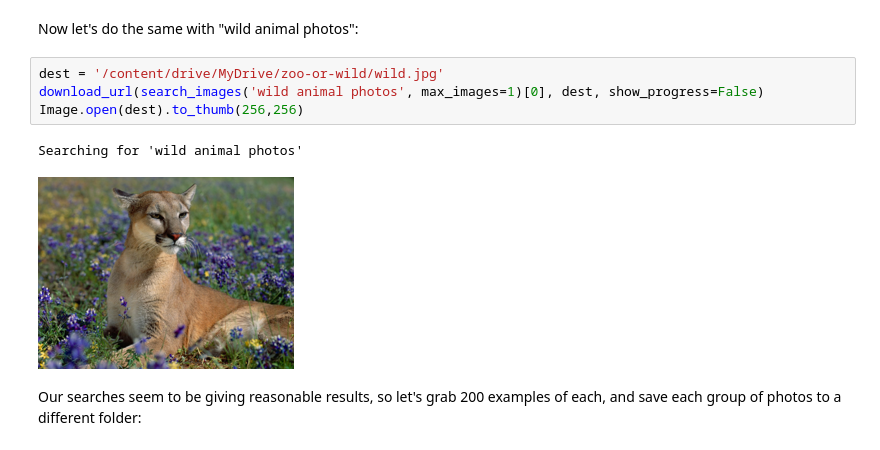
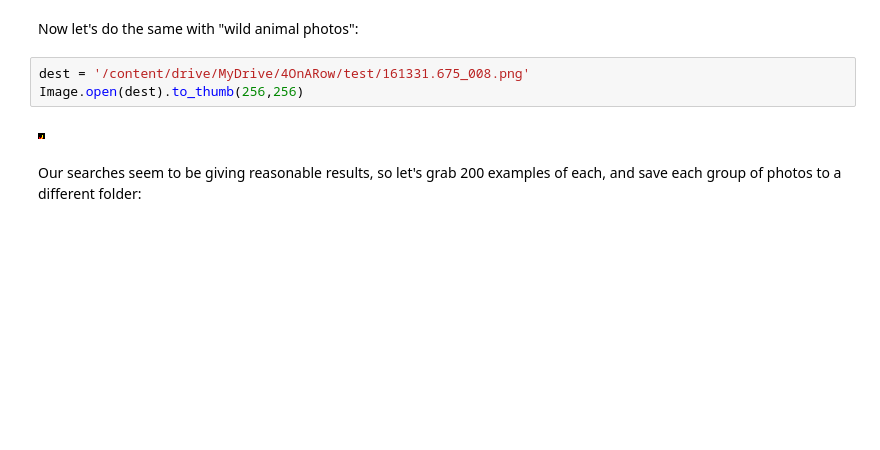
Before and after one commit to JLoodts/4-on-a-row, a Jupyter notebook: 00_FourOnARow.ipynb, the cells around one changed output. Drawn from its saved outputs; the diff is of its cells as text; blank space fills up the shorter version.

```diff
--- a/00_FourOnARow.ipynb
+++ b/00_FourOnARow.ipynb
@@ -105,11 +245,9 @@ im.to_thumb(256,256)
 # %% [markdown]
 Now let's do the same with "wild animal photos":
 # %%
-dest = '/content/drive/MyDrive/zoo-or-wild/wild.jpg'
-download_url(search_images('wild animal photos', max_images=1)[0], dest, show_progress=False)
+dest = '/content/drive/MyDrive/4OnARow/test/161331.675_008.png'
 Image.open(dest).to_thumb(256,256)
 # %% [output]
-Searching for 'wild animal photos'
-[figure, old version]
+[figure, new version]
 # %% [markdown]
 Our searches seem to be giving reasonable results, so let's grab 200 examples of each, and save each group of photos to a different folder:
```
Also changed, not shown: parts of 25 cells of this notebook.
